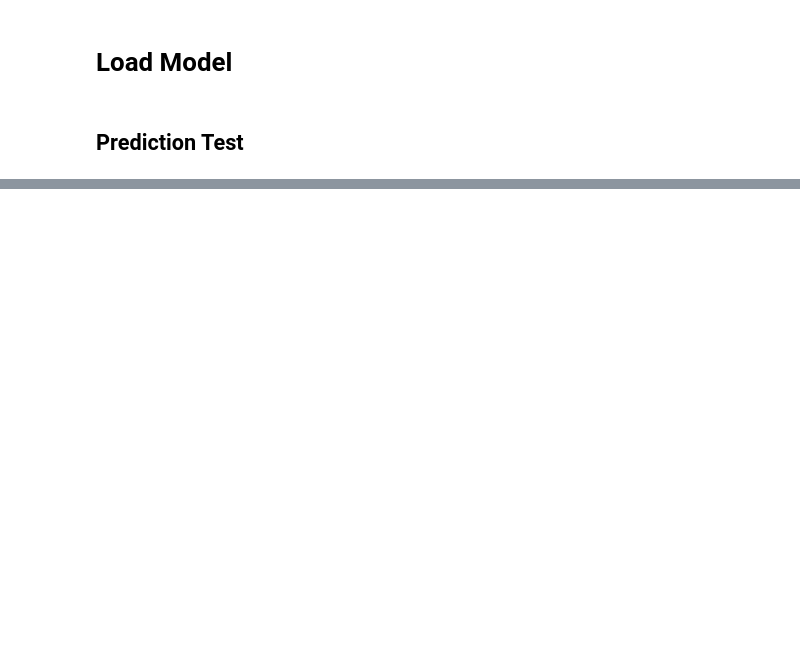
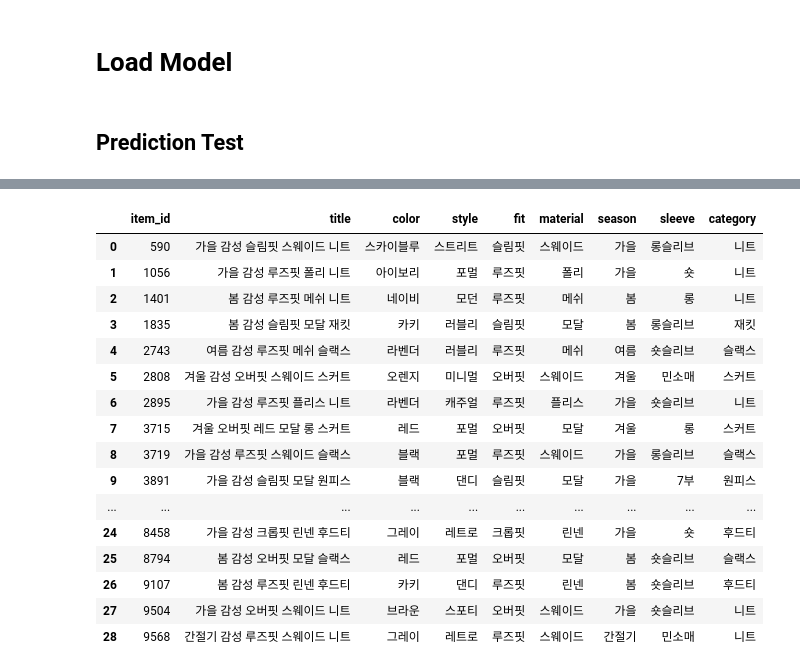
Before and after one commit to yg-hwang/recsys, a Jupyter notebook: 4_modeling_transformer/4_2_recommendation.ipynb, the cells around one changed output, grey strips where cells are left out. Saved outputs shown, nothing was run; the diff lists cells and outputs as text; code cells hidden in the pictures; blank space fills up the shorter version.

```diff
--- a/4_modeling_transformer/4_2_recommendation.ipynb
+++ b/4_modeling_transformer/4_2_recommendation.ipynb
@@ -165,0 +95,21 @@ response["predictions"][0]["outputs"]
+# %%
+item_metadata_path = Path(base_dir).joinpath(
+    f"data/dataset/{DOMAIN}/item_metadata.parquet"
+)
+df_item = pd.read_parquet(item_metadata_path)
+
+text_vectors_path = Path(base_dir).joinpath(
+    f"data/dataset/{DOMAIN}/text_vectors.parquet"
+)
+df_text_vectors = pd.read_parquet(text_vectors_path)
+# %%
+text_vectors = np.array(df_text_vectors["text_vector"].tolist())
+item_vectors = np.array(text_vectors).astype(np.float32)
+item_id_maps = dict(zip(df_text_vectors["item_id"].index, df_text_vectors["item_id"]))
+# %%
+# item_vectors: (num_items, dim) numpy float32 배열이라고 가정
+item_index = build_index(item_vectors)
+item_idx = 0
+query_vector = item_vectors[item_idx]
+result = search(query_vector, item_index, top_k=5)
+print(result)  # 예: {1: 0.9, 2: 0.8, ...}
@@ -165,0 +155,13 @@ response["predictions"][0]["outputs"]
+# %%
+user_idx = 0
+query_vector = np.array(prediction["item_vector"])
+result = search(query_vector, item_index, top_k=30)
+
+item_indies = list(result.keys())[1:]
+
+recommendation = {}
+for i in item_indies:
+    item_id = item_id_maps[i]
+    recommendation[item_id] = result[i]
+
+recommendation
@@ -165,0 +186,24 @@ response["predictions"][0]["outputs"]
+# %%
+df_recommendation = df_item[
+    df_item["item_id"].isin(list(recommendation.keys()))
+].reset_index(drop=True)
+
+df_recommendation
+# %% [output]
+|  | item_id | title | color | style | fit | material | season | sleeve | category |
+| 0 | 590 | 가을 감성 슬림핏 스웨이드 니트 | 스카이블루 | 스트리트 | 슬림핏 | 스웨이드 | 가을 | 롱슬리브 | 니트 |
+| 1 | 1056 | 가을 감성 루즈핏 폴리 니트 | 아이보리 | 포멀 | 루즈핏 | 폴리 | 가을 | 숏 | 니트 |
+| 2 | 1401 | 봄 감성 루즈핏 메쉬 니트 | 네이비 | 모던 | 루즈핏 | 메쉬 | 봄 | 롱 | 니트 |
+| 3 | 1835 | 봄 감성 슬림핏 모달 재킷 | 카키 | 러블리 | 슬림핏 | 모달 | 봄 | 롱슬리브 | 재킷 |
+| 4 | 2743 | 여름 감성 루즈핏 메쉬 슬랙스 | 라벤더 | 러블리 | 루즈핏 | 메쉬 | 여름 | 숏슬리브 | 슬랙스 |
+| 5 | 2808 | 겨울 감성 오버핏 스웨이드 스커트 | 오렌지 | 미니멀 | 오버핏 | 스웨이드 | 겨울 | 민소매 | 스커트 |
+| 6 | 2895 | 가을 감성 루즈핏 플리스 니트 | 라벤더 | 캐주얼 | 루즈핏 | 플리스 | 가을 | 숏슬리브 | 니트 |
+| 7 | 3715 | 겨울 오버핏 레드 모달 롱 스커트 | 레드 | 포멀 | 오버핏 | 모달 | 겨울 | 롱 | 스커트 |
+| 8 | 3719 | 가을 감성 루즈핏 스웨이드 슬랙스 | 블랙 | 포멀 | 루즈핏 | 스웨이드 | 가을 | 롱슬리브 | 슬랙스 |
+| 9 | 3891 | 가을 감성 슬림핏 모달 원피스 | 블랙 | 댄디 | 슬림핏 | 모달 | 가을 | 7부 | 원피스 |
+| ... | ... | ... | ... | ... | ... | ... | ... | ... | ... |
+| 24 | 8458 | 가을 감성 크롭핏 린넨 후드티 | 그레이 | 레트로 | 크롭핏 | 린넨 | 가을 | 숏 | 후드티 |
+| 25 | 8794 | 봄 감성 오버핏 모달 슬랙스 | 레드 | 포멀 | 오버핏 | 모달 | 봄 | 숏슬리브 | 슬랙스 |
+| 26 | 9107 | 봄 감성 루즈핏 린넨 후드티 | 카키 | 댄디 | 루즈핏 | 린넨 | 봄 | 숏슬리브 | 후드티 |
+| 27 | 9504 | 가을 감성 오버핏 스웨이드 니트 | 브라운 | 스포티 | 오버핏 | 스웨이드 | 가을 | 숏슬리브 | 니트 |
+| 28 | 9568 | 간절기 감성 루즈핏 스웨이드 니트 | 그레이 | 레트로 | 루즈핏 | 스웨이드 | 간절기 | 민소매 | 니트 |
```
Also changed, not shown: parts of 16 cells of this notebook, 45 other files.
